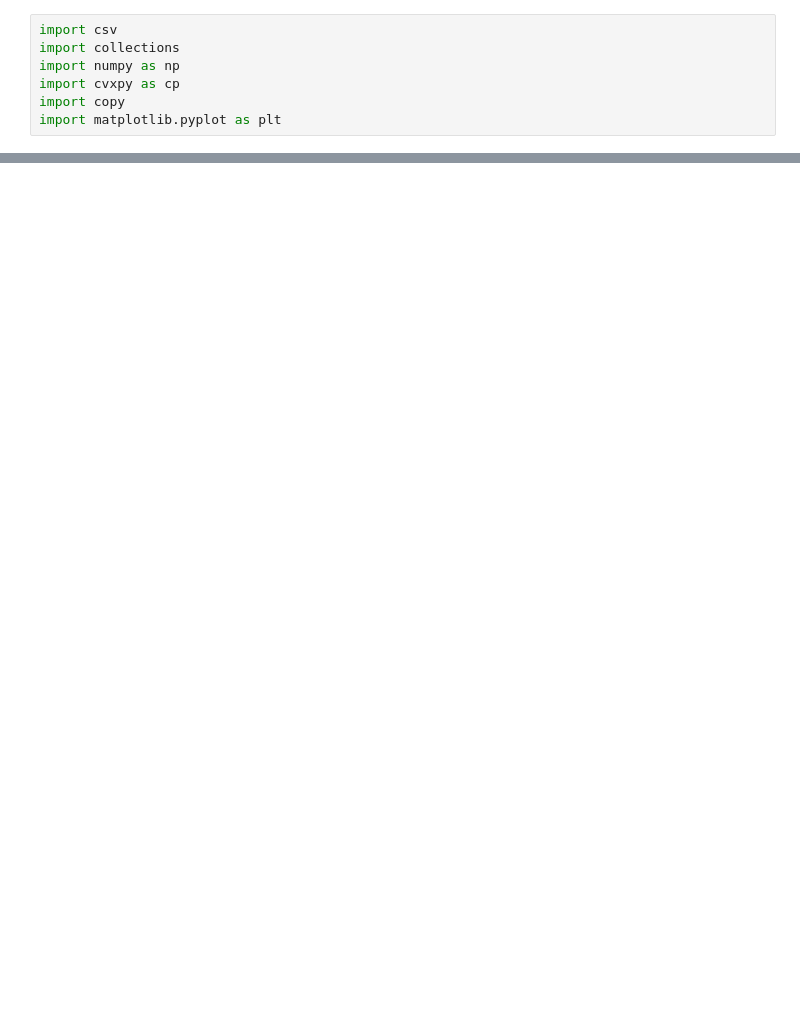
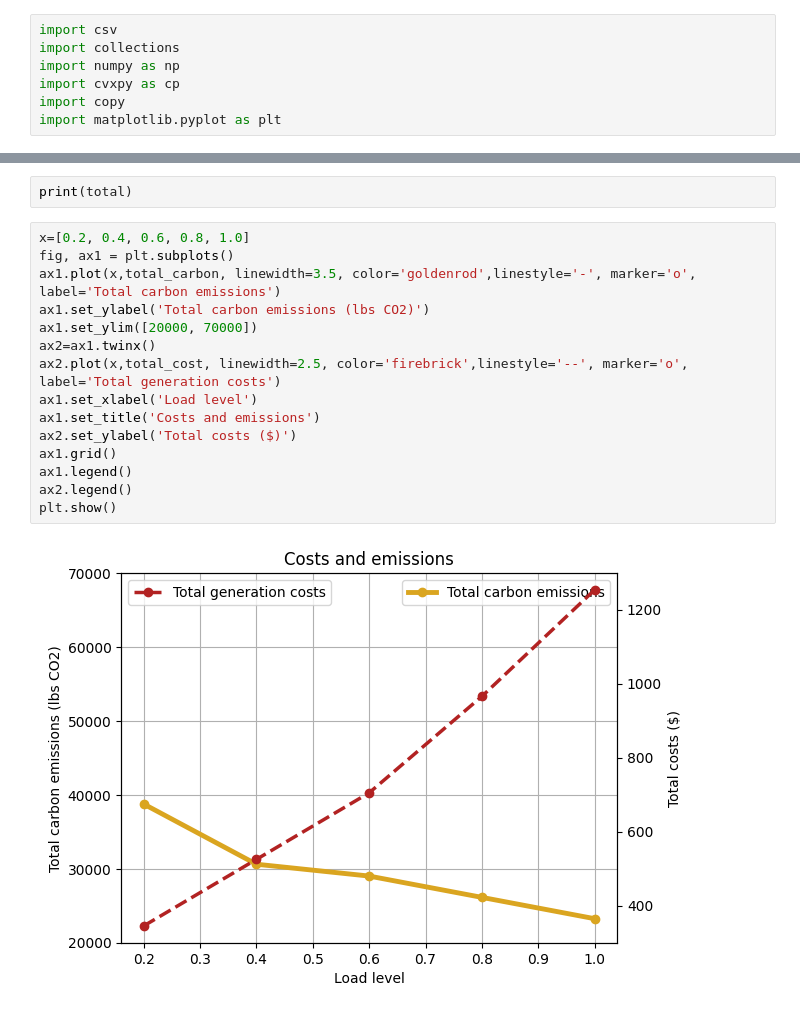
Before and after one commit to yuqing5/Carbon_Emission_Power_Grids, a Jupyter notebook: Yuqing_marginal.ipynb, the cells around one changed output, grey strips where cells are left out. Saved outputs shown, nothing was run; the diff lists cells and outputs as text; blank space fills up the shorter version.

```diff
--- a/Yuqing_marginal.ipynb
+++ b/Yuqing_marginal.ipynb
@@ -194,0 +194,19 @@ for n in range(num_buses):
+# %%
+print(total)
+# %%
+x=[0.2, 0.4, 0.6, 0.8, 1.0]
+fig, ax1 = plt.subplots()
+ax1.plot(x,total_carbon, linewidth=3.5, color='goldenrod',linestyle='-', marker='o', label='Total carbon emissions')
+ax1.set_ylabel('Total carbon emissions (lbs CO2)')
+ax1.set_ylim([20000, 70000])
+ax2=ax1.twinx()
+ax2.plot(x,total_cost, linewidth=2.5, color='firebrick',linestyle='--', marker='o', label='Total generation costs')
+ax1.set_xlabel('Load level')
+ax1.set_title('Costs and emissions')
+ax2.set_ylabel('Total costs ($)')
+ax1.grid()
+ax1.legend()
+ax2.legend()
+plt.show()
+# %% [output]
+[figure, added]
```
Also changed, not shown: parts of 9 cells of this notebook, 2 other files.
